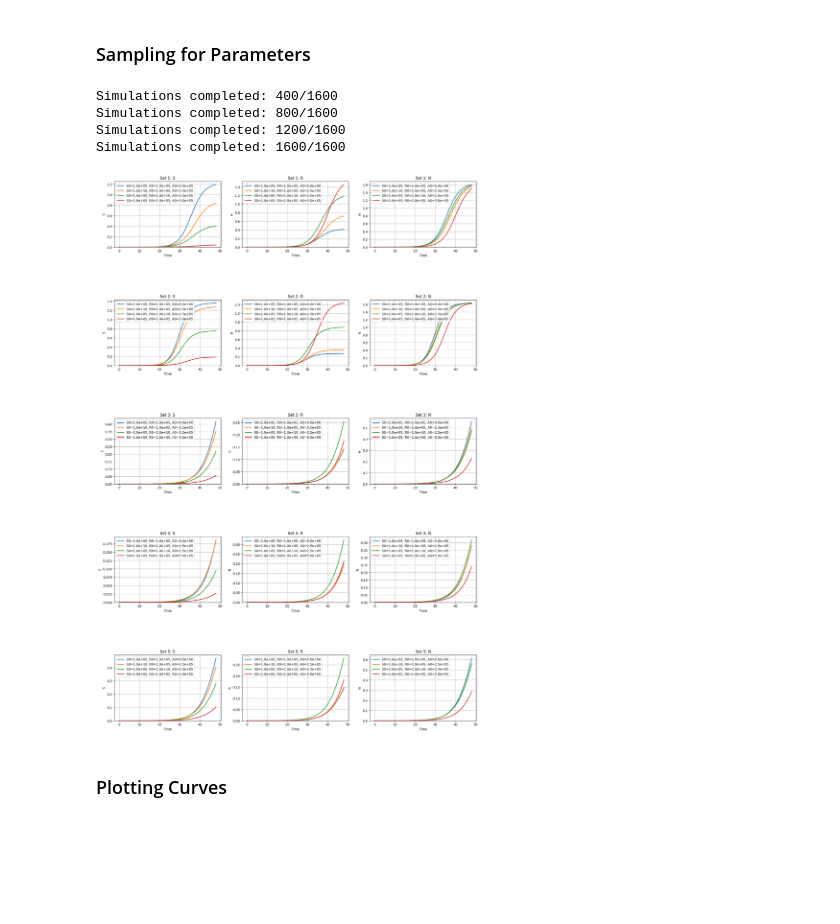
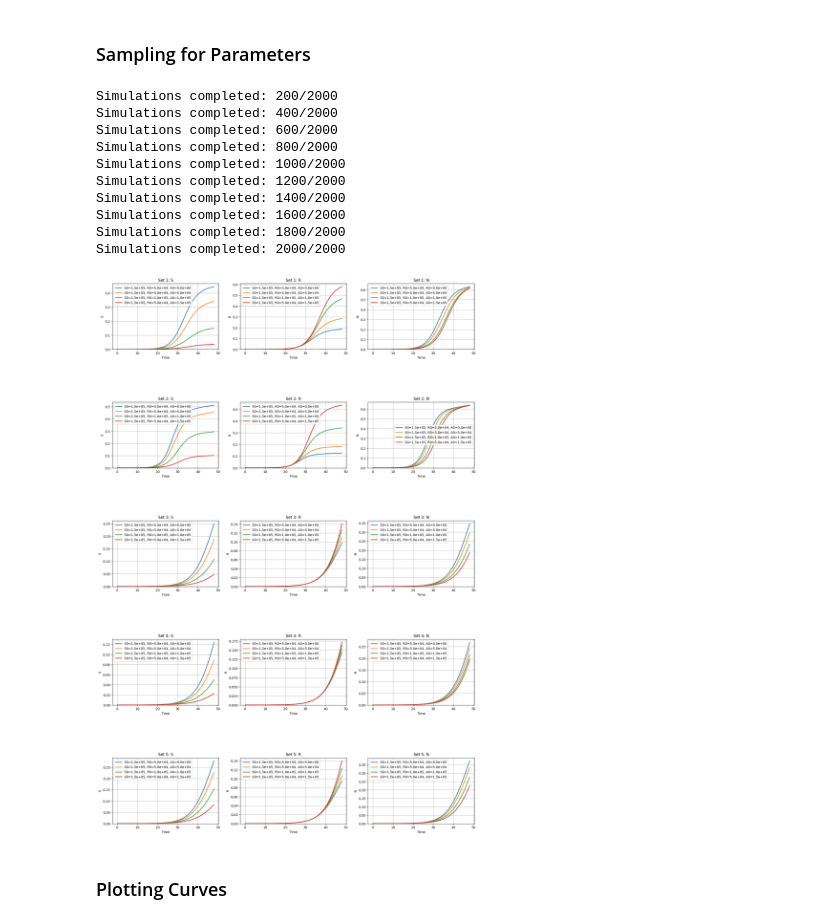
Before and after one commit to wxrderek/vae-bacteria-growth-Math466, a Jupyter notebook: growth_simulation.ipynb, the cells around one changed output. Saved outputs shown, nothing was run; the diff lists cells and outputs as text; code cells hidden in the pictures; blank space fills up the shorter version.

Commit message:
new simulation data

```diff
--- a/growth_simulation.ipynb
+++ b/growth_simulation.ipynb
@@ -89,7 +89,7 @@ t_span = (0, 72)
 num_time_points = 200
 
 # initial conditions
-conditions = [(1e5, 1e5, 15e4, 0), (1e10, 1e5, 15e4, 2.5e5), (1e5, 1e10, 15e4, 2.5e5), (1e5, 1e5, 15e4, 5e5)]
+conditions = [(1.5e5, 0.5e5, 5e4, 0), (1.5e5, 0.5e5, 5e4, 0.5e5), (1.5e5, 1e5, 5e4, 1e5), (1.5e5, 0.5e5, 5e4, 1.5e5)]
 
 # run simulation
 all_results = []
@@ -157,7 +157,7 @@ class SimulationRunner:
                 simulated = self.simulate(p, S0, R0, V0, A0)
                 self.curves[i, j] = simulated
 
-            if (i + 1) % 400 == 0:
+            if (i + 1) % 200 == 0:
                 print(f'Simulations completed: {i + 1}/{self.num_simulations}')
 
         # save results to files
@@ -184,43 +184,49 @@ class SimulationRunner:
                 ax.set_title(f'Set {i+1}: {variable}')
                 ax.grid(True)
                 ax.legend()
 
         plt.show()
 
 
 # simulation parameters with sampling
 param_specs = {
     'r': {'mean': 0.5, 'sd': 0.2, 'low': 0.17, 'high': 0.9},
     'beta': {'mean': 0.001, 'sd': 0.0005, 'low': 1e-9, 'high': 1e-2},
     'lambda_': {'mean': 613, 'sd': 25, 'low': 573, 'high': 653},
     'nu': {'mean': 2e7, 'sd': 5e6, 'low': 1.5e7, 'high': 2.5e7},
     'rho': {'mean': 0.4, 'sd': 0.2,  'low': 0.1, 'high': 0.7},
     'alpha': {'mean': 0.1, 'sd': 0.05,  'low': 0, 'high': 0.3},
     'theta': {'mean': 3422, 'sd': 50, 'low': 3322, 'high': 3522},
-    'E_max': {'mean': 2, 'sd': 0.4, 'low': 1.5, 'high': 2.5},
-    'MIC_S': {'mean': 8, 'sd': 1.5, 'low': 6, 'high': 10},
-    'MIC_R': {'mean': 2000, 'sd': 500, 'low': 1500, 'high': 2500},
+    'E_max': {'mean': 2, 'sd': 0.5, 'low': 1.5, 'high': 2.5},
+    'MIC_S': {'mean': 8, 'sd': 1.5, 'low': 6.5, 'high': 9.5},
+    'MIC_R': {'mean': 2000, 'sd': 250, 'low': 1750, 'high': 2250},
     'mu': {'mean': 1e10, 'sd': 0, 'low': 1e10, 'high': 1e10},
     'gamma': {'mean': 0.0029, 'sd': 0.002, 'low': 0.0005, 'high': 0.005}
 }
 
 # run simulation
-num_simulations = 1600
-conditions = [(1e5, 1e5, 15e4, 0), (1e10, 1e5, 15e4, 2.5e5), (1e5, 1e10, 15e4, 2.5e5), (1e5, 1e5, 15e4, 5e5)]
+num_simulations = 2000
+conditions = [(1.5e5, 0.5e5, 5e4, 0), (1.5e5, 0.5e5, 5e4, 0.5e5), (1.5e5, 1e5, 5e4, 1e5), (1.5e5, 0.5e5, 5e4, 1.5e5)]
 t_eval = np.linspace(0, 48, 150)
 seed = 10
 
 simulation_runner = SimulationRunner(num_simulations, conditions, t_eval, param_specs, seed=seed)
 simulation_runner.run_all_simulations()
 
 # plot results
 simulation_runner.plot_results(num_sets_to_plot=5)
 # %% [output]
-Simulations completed: 400/1600
-Simulations completed: 800/1600
-Simulations completed: 1200/1600
-Simulations completed: 1600/1600
+Simulations completed: 200/2000
+Simulations completed: 400/2000
+Simulations completed: 600/2000
+Simulations completed: 800/2000
+Simulations completed: 1000/2000
+Simulations completed: 1200/2000
+Simulations completed: 1400/2000
+Simulations completed: 1600/2000
+Simulations completed: 1800/2000
+Simulations completed: 2000/2000
-[figure, old version]
+[figure, new version]
 # %% [markdown]
 ### Plotting Curves
 # %%
```
Also changed, not shown: parts of 2 cells of this notebook, 2 other files.
